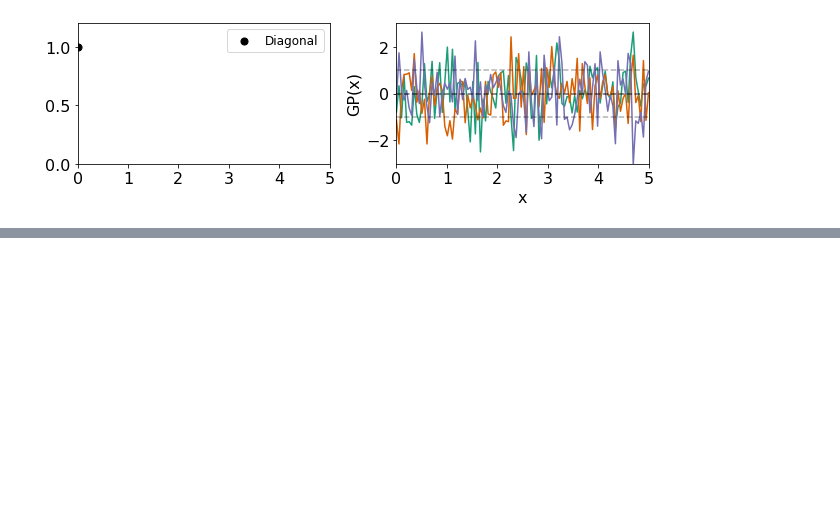
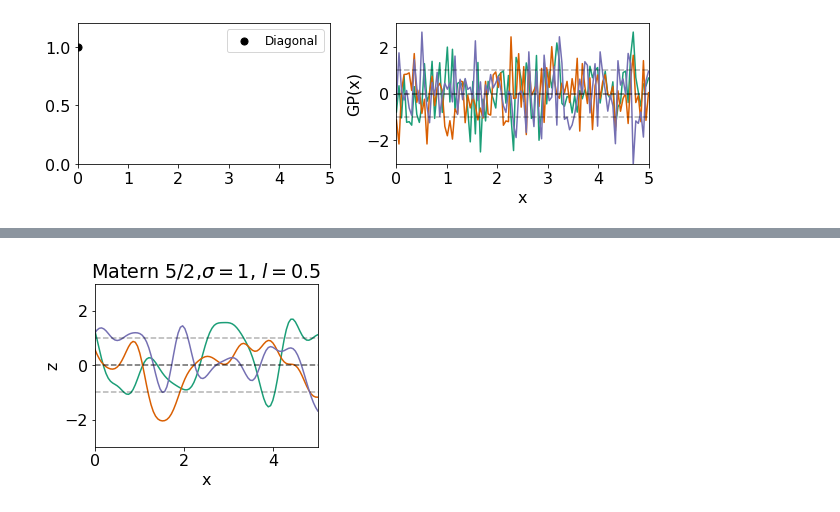
Before and after one commit to nleoni95/code2, a Jupyter notebook: figures/trajectoires_processusgaussiens.ipynb, the cells around one changed output, grey strips where cells are left out. Cells and saved outputs as stored; diff of their text form; code cells hidden in the pictures; blank space fills up the shorter version.

```diff
--- a/figures/trajectoires_processusgaussiens.ipynb
+++ b/figures/trajectoires_processusgaussiens.ipynb
@@ -275,0 +351,5 @@ plot_samples(k1,k2,k3,rs,names)
+# %%
+k1=Matern(length_scale=0.5,nu=5./2)
+plot_samples3(kernel,rs,r'Matern 5/2,$\sigma=1$, $l=0.5$')
+# %% [output]
+[figure, added]
```
Also changed, not shown: parts of 7 cells of this notebook.
